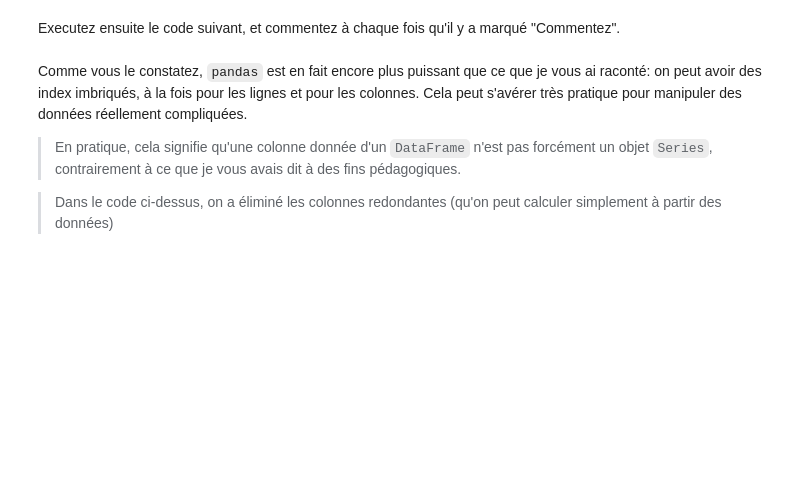
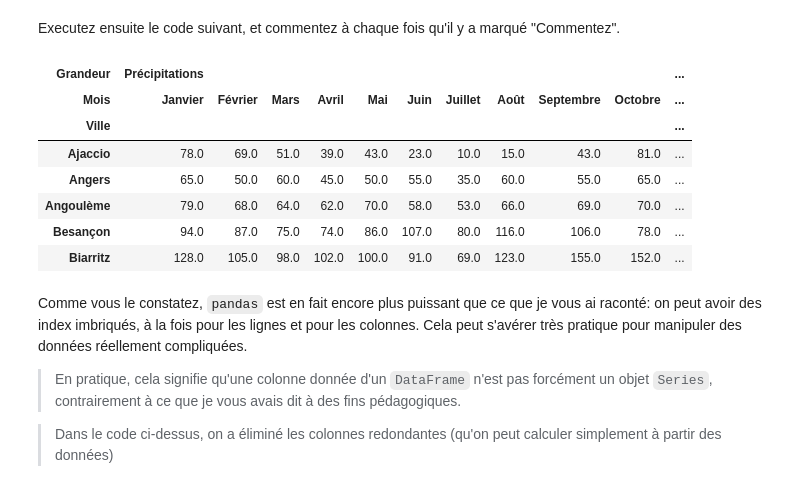
Before and after one commit to campusplage/compte-rendus-sparkles_of_majesty, a Jupyter notebook: TP1_pandas.ipynb, the cells around one changed output. Cells and saved outputs as stored; diff of their text form; code cells hidden in the pictures; blank space fills up the shorter version.

```diff
--- a/TP1_pandas.ipynb
+++ b/TP1_pandas.ipynb
@@ -72,32 +87,43 @@ raw_data.head()
 # %% [markdown]
 Executez ensuite le code suivant, et commentez à chaque fois qu'il y a marqué "Commentez".
 # %%
-# Commentez
+# On créé un tableau des mois de l'année
 months = ['Janvier', 'Février', 'Mars', 'Avril', 'Mai', 'Juin', 'Juillet',
           'Août', 'Septembre', 'Octobre', 'Novembre', 'Décembre']
-# Commentez
-types = ['Précipitations', 'Jours de pluie']
+# On spécifie les deux types de variables
+types = ['Précipitations', 'Jours_de_pluie']
 
-# Commentez
+# On créé un multi-index à partir des deux array créé précédemment avec pour noms 'Grandeur' et 'Month'
 index = pandas.MultiIndex.from_product((types, months),
                                        names=['Grandeur', 'Mois'])
 
-# Commentez
+# On créé une liste qui va de 0 à 24
 nested_columns = list(range(12)) + list(range(13, 25))
 
 # on crée une DataFrame, avec un multi-index pour ces colonnes imbriquées
-data = pandas.DataFrame(raw_data.iloc[:,rain_columns].to_numpy(), columns=index)
+data = pandas.DataFrame(raw_data.iloc[:,nested_columns].to_numpy(), columns=index)
 
-# Commentez
+# On instancie l'index de data comme étant les colonnes de raw_data correspondant à
+# la variable index
 data = data.set_index(raw_data.index)
 
-# Commentez
+# On ajoute les colonnes contenues dans raw_data qui correspondent aux String de notre
+# array "other_columns"
 other_columns = ['Température moyenne annuelle', 'Amplitude annuelle des températures',
                  'Insolation annuelle', 'Latitude', 'Longitude', 'Géographie']
 data[other_columns] = raw_data[other_columns]
 
 # Affichage
 data.head()
+# %% [output]
+| Grandeur | Précipitations |  |  |  |  |  |  |  |  |  | ... |
+| Mois | Janvier | Février | Mars | Avril | Mai | Juin | Juillet | Août | Septembre | Octobre | ... |
+| Ville |  |  |  |  |  |  |  |  |  |  | ... |
+| Ajaccio | 78.0 | 69.0 | 51.0 | 39.0 | 43.0 | 23.0 | 10.0 | 15.0 | 43.0 | 81.0 | ... |
+| Angers | 65.0 | 50.0 | 60.0 | 45.0 | 50.0 | 55.0 | 35.0 | 60.0 | 55.0 | 65.0 | ... |
+| Angoulème | 79.0 | 68.0 | 64.0 | 62.0 | 70.0 | 58.0 | 53.0 | 66.0 | 69.0 | 70.0 | ... |
+| Besançon | 94.0 | 87.0 | 75.0 | 74.0 | 86.0 | 107.0 | 80.0 | 116.0 | 106.0 | 78.0 | ... |
+| Biarritz | 128.0 | 105.0 | 98.0 | 102.0 | 100.0 | 91.0 | 69.0 | 123.0 | 155.0 | 152.0 | ... |
 # %% [markdown]
 Comme vous le constatez, `pandas` est en fait encore plus puissant que ce que je vous ai raconté: on peut avoir des index imbriqués, à la fois pour les lignes et pour les colonnes. Cela peut s'avérer très pratique pour manipuler des données réellement compliquées.
 
```
Also changed, not shown: parts of 9 cells of this notebook.
